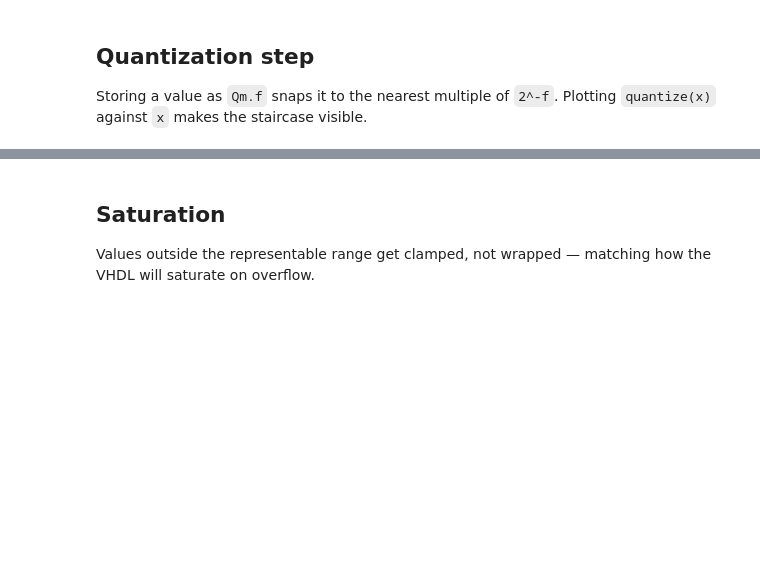
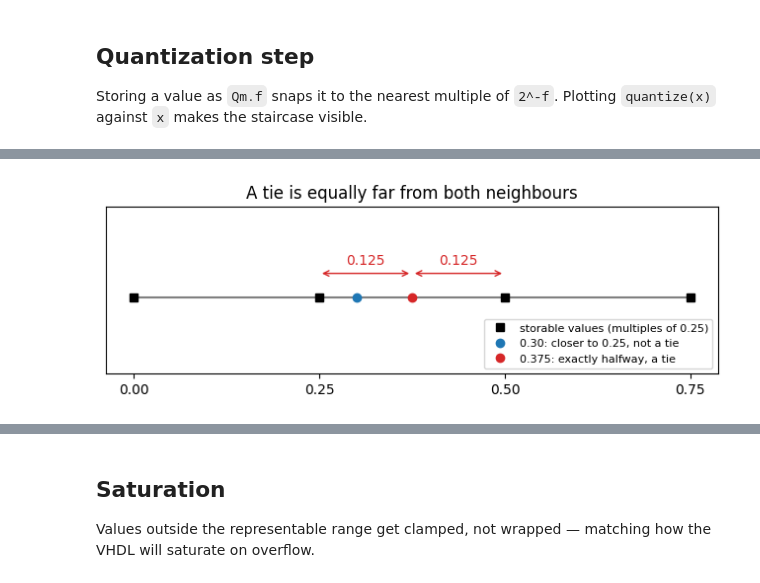
Before and after one commit to sametgul/logic_playground, a Jupyter notebook: dsp01_fixed_point_basics/notebooks/qformat_exploration.ipynb, the cells around one changed output, grey strips where cells are left out. Cells and saved outputs as stored; diff of their text form; code cells hidden in the pictures; blank space fills up the shorter version.

```diff
--- a/dsp01_fixed_point_basics/notebooks/qformat_exploration.ipynb
+++ b/dsp01_fixed_point_basics/notebooks/qformat_exploration.ipynb
@@ -36,0 +49,20 @@ plt.show()
+# %%
+grid = np.arange(0, 0.8, 0.25)            # storable values at Q.2: 0, 0.25, 0.5, 0.75
+
+fig, ax = plt.subplots(figsize=(8, 2.2))
+ax.hlines(0, 0, 0.75, color='gray')
+ax.plot(grid, np.zeros_like(grid), 'ks', label='storable values (multiples of 0.25)')
+ax.plot(0.30, 0, 'o', color='tab:blue', label='0.30: closer to 0.25, not a tie')
+ax.plot(0.375, 0, 'o', color='tab:red', label='0.375: exactly halfway, a tie')
+ax.annotate('', xy=(0.25, 0.08), xytext=(0.375, 0.08), arrowprops=dict(arrowstyle='<->', color='tab:red'))
+ax.annotate('', xy=(0.375, 0.08), xytext=(0.50, 0.08), arrowprops=dict(arrowstyle='<->', color='tab:red'))
+ax.text(0.3125, 0.11, '0.125', ha='center', color='tab:red')
+ax.text(0.4375, 0.11, '0.125', ha='center', color='tab:red')
+ax.set_yticks([])
+ax.set_xticks(grid)
+ax.set_ylim(-0.25, 0.3)
+ax.legend(loc='lower right', fontsize=8)
+ax.set_title('A tie is equally far from both neighbours')
+plt.show()
+# %% [output]
+[figure, added]
```
Also changed, not shown: parts of 16 cells of this notebook, 3 other files.
